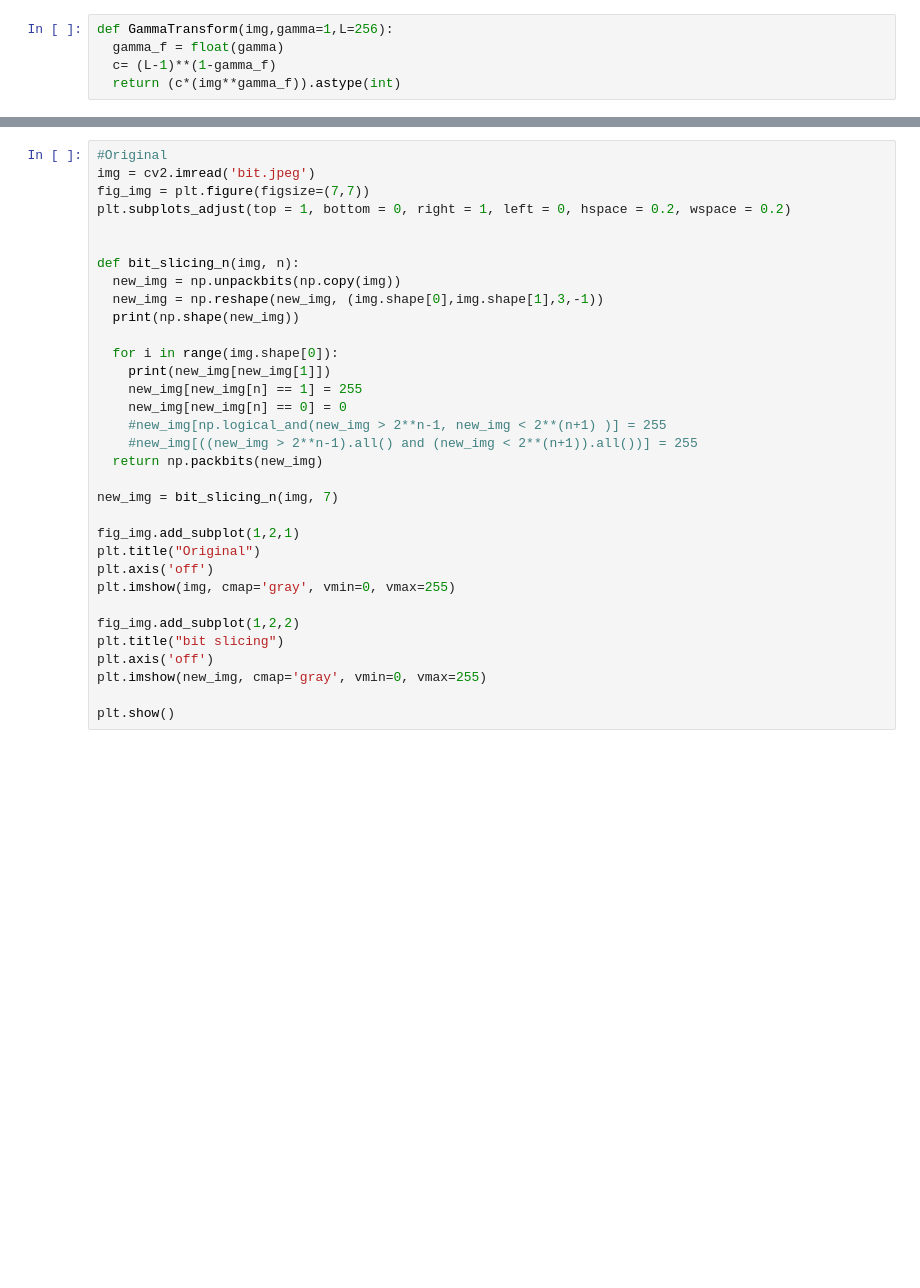
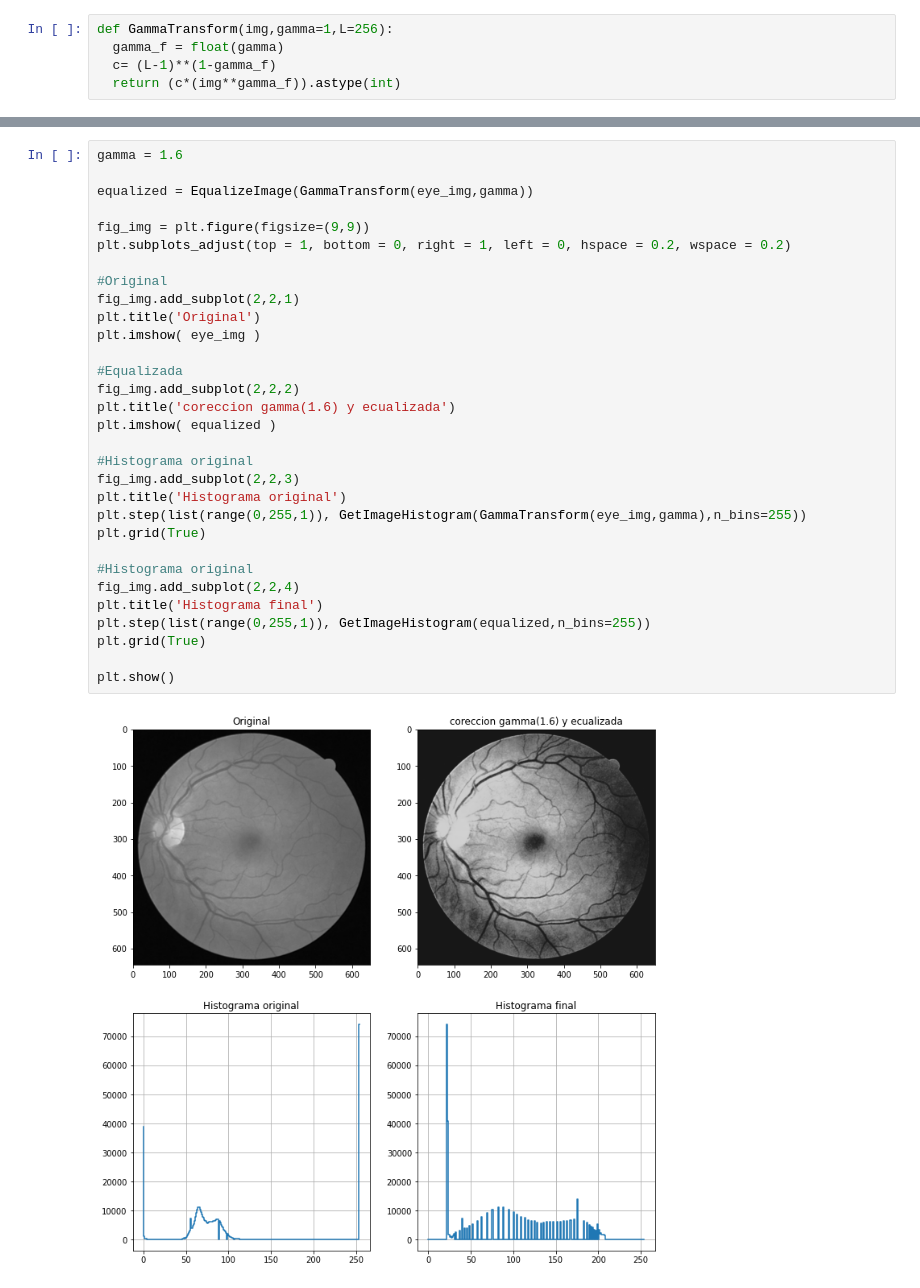
Before and after one commit to LuFernandez/imagaynes, a Jupyter notebook: Procesamiento en el dominio espacial/TpProcesamientoEspacial.ipynb, the cells around one changed output, grey strips where cells are left out. Drawn from its saved outputs; the diff is of its cells as text; blank space fills up the shorter version.

```diff
--- a/Procesamiento en el dominio espacial/TpProcesamientoEspacial.ipynb
+++ b/Procesamiento en el dominio espacial/TpProcesamientoEspacial.ipynb
@@ -315,33 +306,33 @@ plt.show()
-# %%
-#Original
-img = cv2.imread('bit.jpeg')
-fig_img = plt.figure(figsize=(7,7))
-plt.subplots_adjust(top = 1, bottom = 0, right = 1, left = 0, hspace = 0.2, wspace = 0.2)
-
-
-def bit_slicing_n(img, n):
-  new_img = np.unpackbits(np.copy(img))
-  new_img = np.reshape(new_img, (img.shape[0],img.shape[1],3,-1))
-  print(np.shape(new_img))
-
-  for i in range(img.shape[0]):
-    print(new_img[new_img[1]])
-    new_img[new_img[n] == 1] = 255
-    new_img[new_img[n] == 0] = 0
-    #new_img[np.logical_and(new_img > 2**n-1, new_img < 2**(n+1) )] = 255
-    #new_img[((new_img > 2**n-1).all() and (new_img < 2**(n+1)).all())] = 255
-  return np.packbits(new_img)
-
-new_img = bit_slicing_n(img, 7)
-
-fig_img.add_subplot(1,2,1)
-plt.title("Original")
-plt.axis('off')
-plt.imshow(img, cmap='gray', vmin=0, vmax=255)
-
-fig_img.add_subplot(1,2,2)
-plt.title("bit slicing")
-plt.axis('off')
-plt.imshow(new_img, cmap='gray', vmin=0, vmax=255)
-
-plt.show()
+# %%
+gamma = 1.6
+
+equalized = EqualizeImage(GammaTransform(eye_img,gamma))
+
+fig_img = plt.figure(figsize=(9,9))
+plt.subplots_adjust(top = 1, bottom = 0, right = 1, left = 0, hspace = 0.2, wspace = 0.2)
+
+#Original
+fig_img.add_subplot(2,2,1)
+plt.title('Original')
+plt.imshow( eye_img )
+
+#Equalizada
+fig_img.add_subplot(2,2,2)
+plt.title('coreccion gamma(1.6) y ecualizada')
+plt.imshow( equalized )
+
+#Histograma original
+fig_img.add_subplot(2,2,3)
+plt.title('Histograma original')
+plt.step(list(range(0,255,1)), GetImageHistogram(GammaTransform(eye_img,gamma),n_bins=255))
+plt.grid(True)
+
+#Histograma original
+fig_img.add_subplot(2,2,4)
+plt.title('Histograma final')
+plt.step(list(range(0,255,1)), GetImageHistogram(equalized,n_bins=255))
+plt.grid(True)
+
+plt.show()
+# %% [output]
+[figure, added]
```
Also changed, not shown: parts of 10 cells of this notebook.
